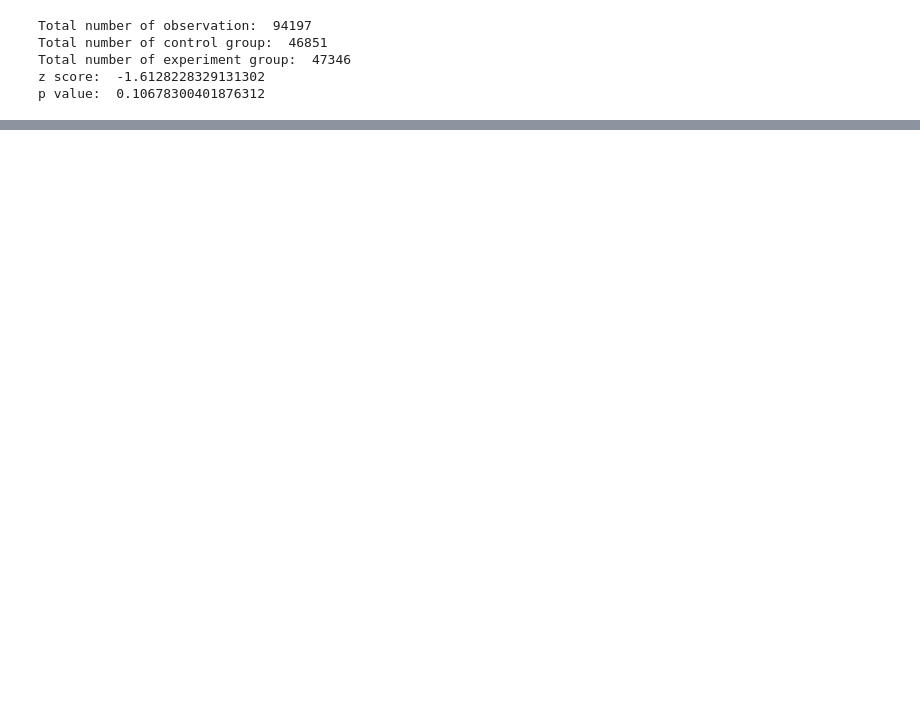
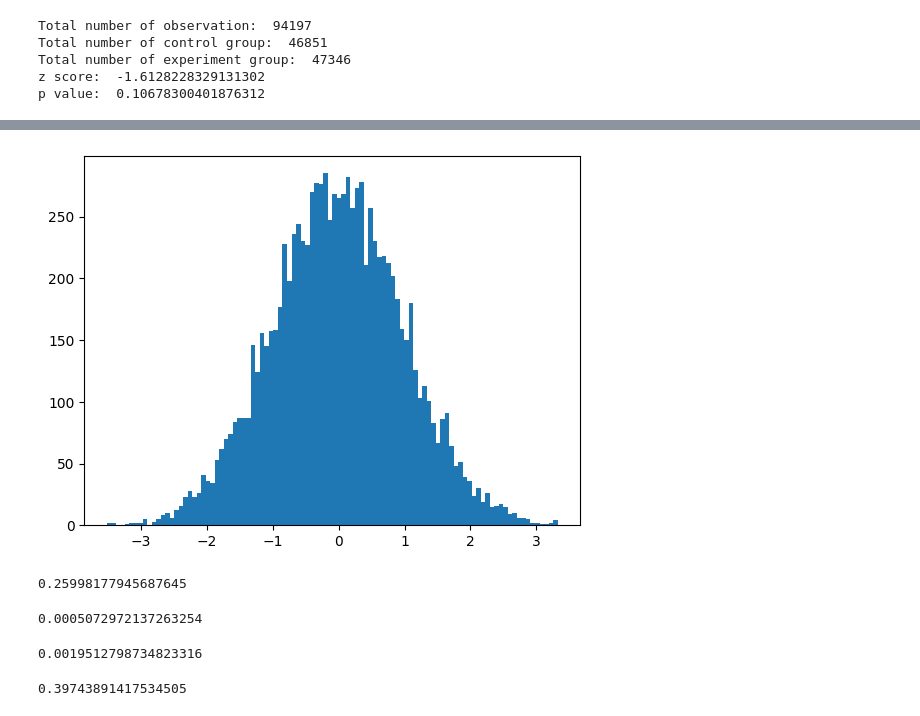
Before and after one commit to GinnCheng/Recommentation-Engines, a Jupyter notebook: ABTesting_drillcase.ipynb, the cells around one changed output, grey strips where cells are left out. Saved outputs shown, nothing was run; the diff lists cells and outputs as text; code cells hidden in the pictures; blank space fills up the shorter version.

```diff
--- a/ABTesting_drillcase.ipynb
+++ b/ABTesting_drillcase.ipynb
@@ -106,0 +147,31 @@ df_al
+# %%
+sample_diff = []
+for i in range(10000):
+    sample_0 = df_ctr.license_rate.sample(15)
+    sample_1 = df_exp.license_rate.sample(15)
+    sample_diff.append(sample_0.mean() - sample_1.mean())
+mu, std = np.mean(sample_diff), np.std(sample_diff)
+# %%
+bino = np.random.normal(loc=0, scale = 1, size=len(sample_diff))
+# %%
+plt.hist(bino,bins=100);
+# %% [output]
+[figure, added]
+# %%
+z_score = (mu-0)/std
+z_score
+# %% [output]
+0.25998177945687645
+# %%
+mu
+# %% [output]
+0.0005072972137263254
+# %%
+std
+# %% [output]
+0.0019512798734823316
+# %%
+p_value = stats.norm.cdf(z_score)
+1-p_value
+# %% [output]
+0.39743891417534505
```
Also changed, not shown: parts of 29 cells of this notebook.
